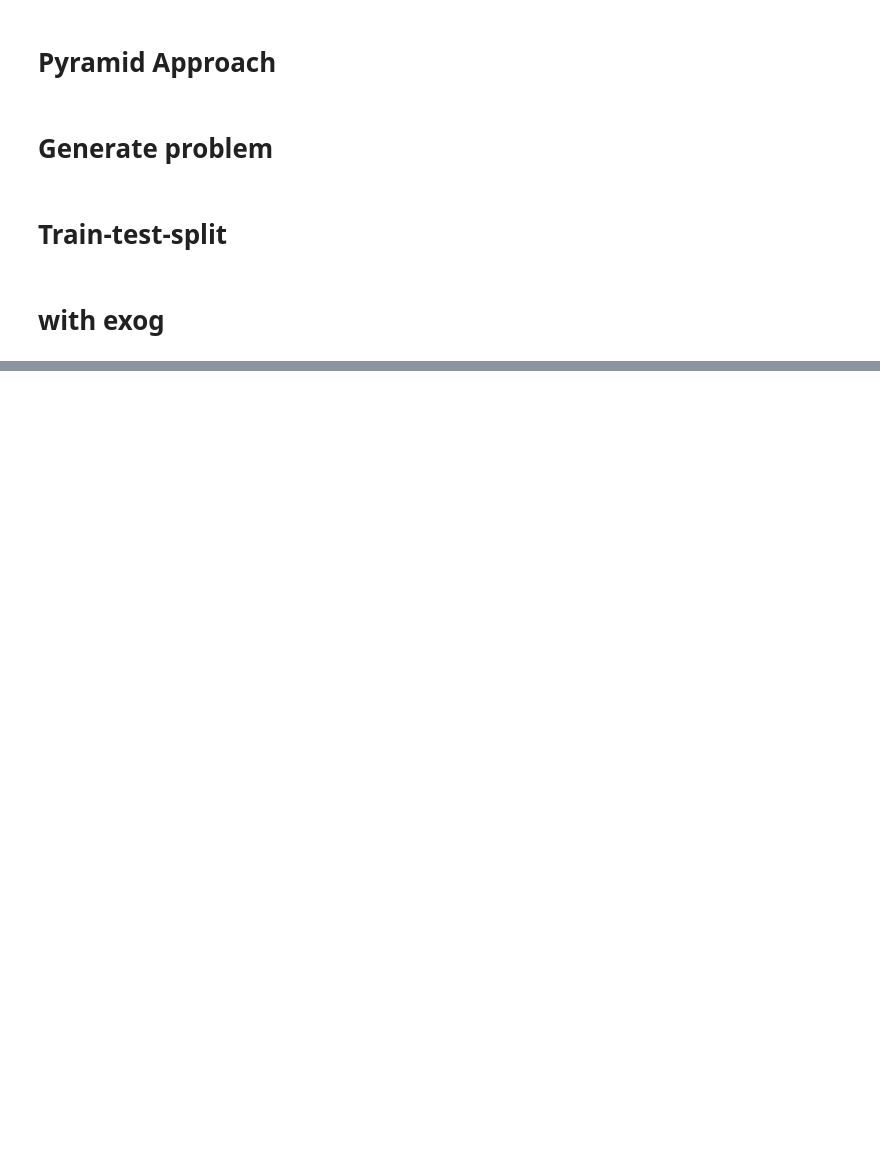
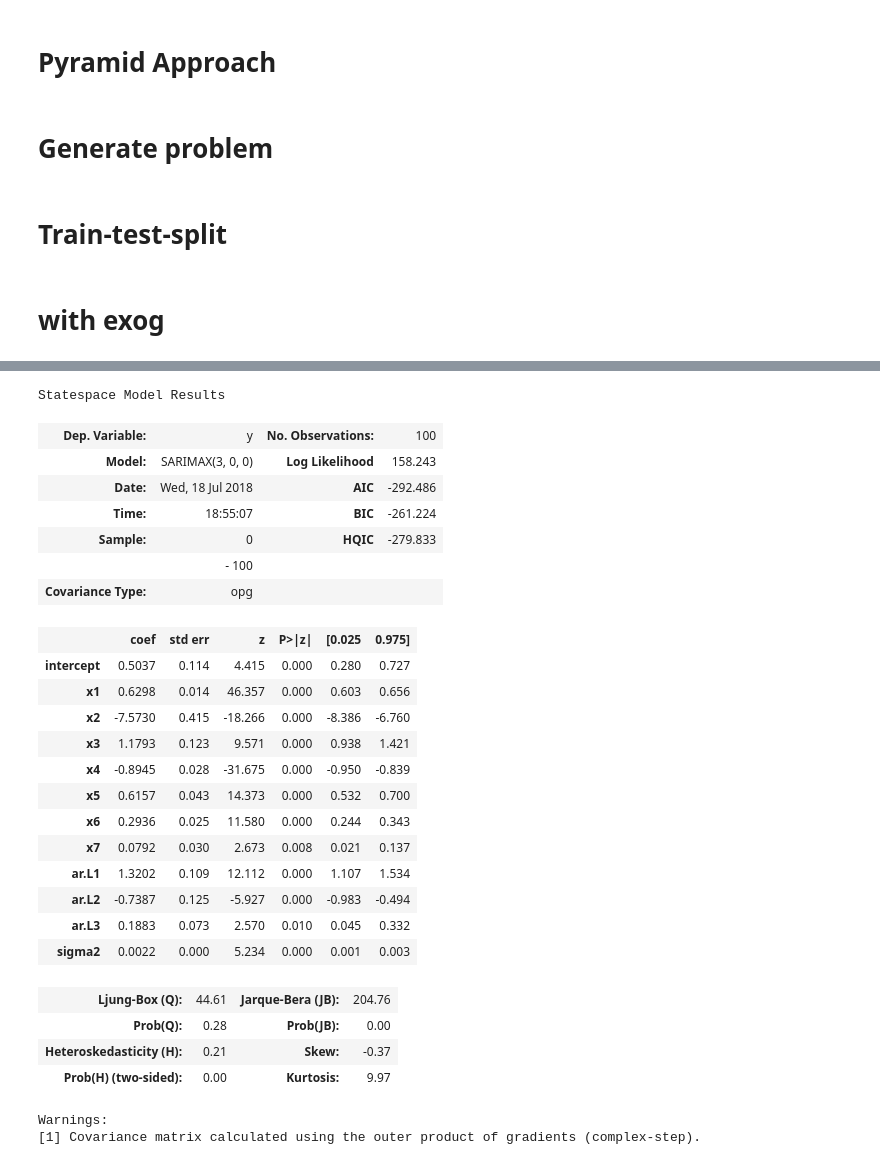
Before and after one commit to uselessskills/auto_ml, a Jupyter notebook: Synthetic_testing/Auto_approach_synthetic_test_2_AR1-with_redundant.ipynb, the cells around one changed output, grey strips where cells are left out. Saved outputs shown, nothing was run; the diff lists cells and outputs as text; code cells hidden in the pictures; blank space fills up the shorter version.

```diff
--- a/Synthetic_testing/Auto_approach_synthetic_test_2_AR1-with_redundant.ipynb
+++ b/Synthetic_testing/Auto_approach_synthetic_test_2_AR1-with_redundant.ipynb
@@ -699,0 +739,30 @@ plot_results(data_with_lags, Time, train_prediction, test_prediction, y_test_wit
+# %%
+model.summary()
+# %% [output]
+Statespace Model Results
+| Dep. Variable: | y | No. Observations: | 100 |
+| Model: | SARIMAX(3, 0, 0) | Log Likelihood | 158.243 |
+| Date: | Wed, 18 Jul 2018 | AIC | -292.486 |
+| Time: | 18:55:07 | BIC | -261.224 |
+| Sample: | 0 | HQIC | -279.833 |
+|  | - 100 |  |  |
+| Covariance Type: | opg |  |  |
+|  | coef | std err | z | P>|z| | [0.025 | 0.975] |
+| intercept | 0.5037 | 0.114 | 4.415 | 0.000 | 0.280 | 0.727 |
+| x1 | 0.6298 | 0.014 | 46.357 | 0.000 | 0.603 | 0.656 |
+| x2 | -7.5730 | 0.415 | -18.266 | 0.000 | -8.386 | -6.760 |
+| x3 | 1.1793 | 0.123 | 9.571 | 0.000 | 0.938 | 1.421 |
+| x4 | -0.8945 | 0.028 | -31.675 | 0.000 | -0.950 | -0.839 |
+| x5 | 0.6157 | 0.043 | 14.373 | 0.000 | 0.532 | 0.700 |
+| x6 | 0.2936 | 0.025 | 11.580 | 0.000 | 0.244 | 0.343 |
+| x7 | 0.0792 | 0.030 | 2.673 | 0.008 | 0.021 | 0.137 |
+| ar.L1 | 1.3202 | 0.109 | 12.112 | 0.000 | 1.107 | 1.534 |
+| ar.L2 | -0.7387 | 0.125 | -5.927 | 0.000 | -0.983 | -0.494 |
+| ar.L3 | 0.1883 | 0.073 | 2.570 | 0.010 | 0.045 | 0.332 |
+| sigma2 | 0.0022 | 0.000 | 5.234 | 0.000 | 0.001 | 0.003 |
+| Ljung-Box (Q): | 44.61 | Jarque-Bera (JB): | 204.76 |
+| Prob(Q): | 0.28 | Prob(JB): | 0.00 |
+| Heteroskedasticity (H): | 0.21 | Skew: | -0.37 |
+| Prob(H) (two-sided): | 0.00 | Kurtosis: | 9.97 |
+Warnings:
+[1] Covariance matrix calculated using the outer product of gradients (complex-step).
```
Also changed, not shown: parts of 15 cells of this notebook.
